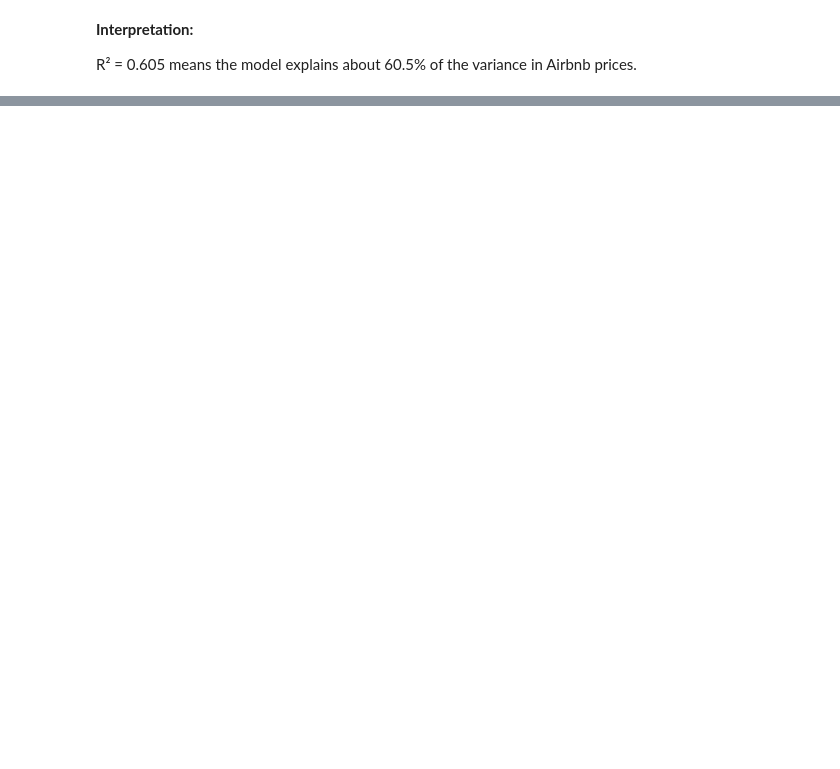
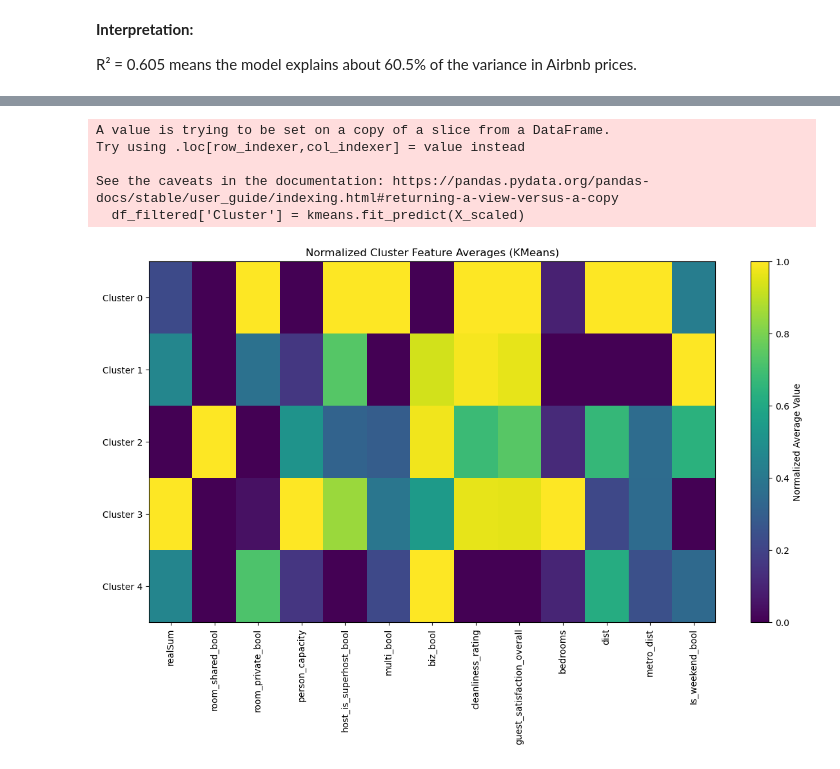
Before and after one commit to Dieky/ML-Exam, a Jupyter notebook: RandomForestKMeans.ipynb, the cells around one changed output, grey strips where cells are left out. Cells and saved outputs as stored; diff of their text form; code cells hidden in the pictures; blank space fills up the shorter version.

```diff
--- a/RandomForestKMeans.ipynb
+++ b/RandomForestKMeans.ipynb
@@ -91,0 +186,31 @@ Fitting 3 folds for each of 10 candidates, totalling 30 fits
+# %%
+# Standardize features
+scaler = StandardScaler()
+X_scaled = scaler.fit_transform(df_cluster)
+
+# Fit KMeans and assign cluster labels
+kmeans = KMeans(n_clusters=5, random_state=42, n_init=10)
+df_filtered['Cluster'] = kmeans.fit_predict(X_scaled)
+
+# Recompute cluster averages without ID
+cluster_summary_clean = df_filtered.drop(columns=['ID']).groupby('Cluster').mean(numeric_only=True)
+
+# Normalize for heatmap clarity
+normalized_summary = (cluster_summary_clean - cluster_summary_clean.min()) / (cluster_summary_clean.max() - cluster_summary_clean.min())
+
+# Plot the improved heatmap
+plt.figure(figsize=(12, 8))
+plt.imshow(normalized_summary, aspect='auto', cmap='viridis')
+plt.colorbar(label='Normalized Average Value')
+plt.xticks(ticks=range(len(normalized_summary.columns)), labels=normalized_summary.columns, rotation=90)
+plt.yticks(ticks=range(len(normalized_summary.index)), labels=[f'Cluster {i}' for i in normalized_summary.index])
+plt.title("Normalized Cluster Feature Averages (KMeans)")
+plt.tight_layout()
+plt.show()
+# %% [output]
+A value is trying to be set on a copy of a slice from a DataFrame.
+Try using .loc[row_indexer,col_indexer] = value instead
+
+See the caveats in the documentation: https://pandas.pydata.org/pandas-docs/stable/user_guide/indexing.html#returning-a-view-versus-a-copy
+  df_filtered['Cluster'] = kmeans.fit_predict(X_scaled)
+[figure, added]
```
Also changed, not shown: parts of 8 cells of this notebook, 1 other file.
